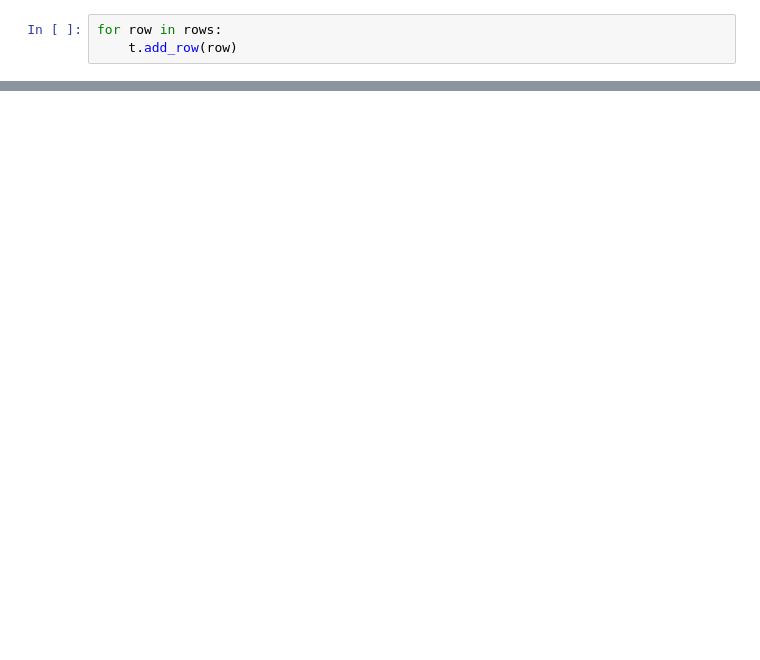
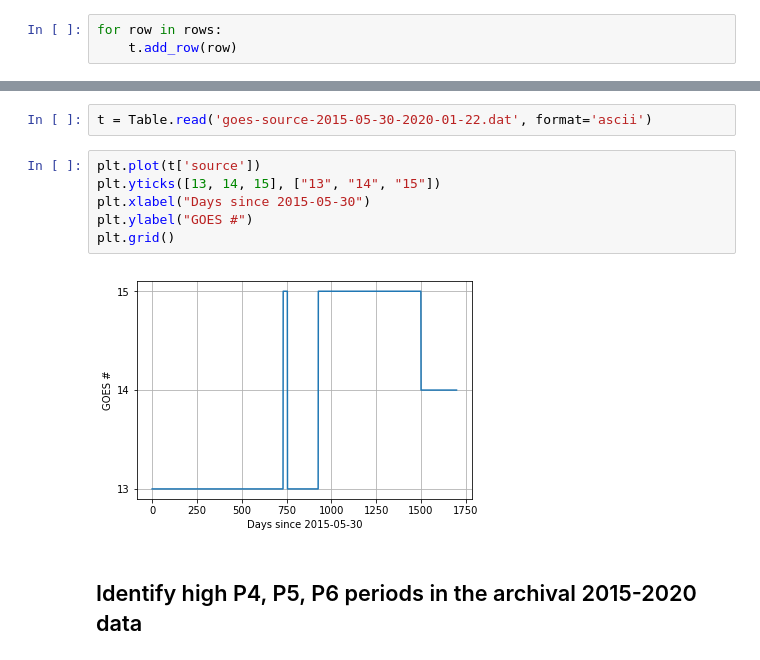
Before and after one commit to chandra-mta/mtanb, a Jupyter notebook: g16-hrc-proxy/g16-hrc-proxy.ipynb, the cells around one changed output, grey strips where cells are left out. Cells and saved outputs as stored; diff of their text form; blank space fills up the shorter version.

```diff
--- a/g16-hrc-proxy/g16-hrc-proxy.ipynb
+++ b/g16-hrc-proxy/g16-hrc-proxy.ipynb
@@ -314,0 +395,12 @@ plt.grid()
+# %%
+t = Table.read('goes-source-2015-05-30-2020-01-22.dat', format='ascii')
+# %%
+plt.plot(t['source'])
+plt.yticks([13, 14, 15], ["13", "14", "15"])
+plt.xlabel("Days since 2015-05-30")
+plt.ylabel("GOES #")
+plt.grid()
+# %% [output]
+[figure, added]
+# %% [markdown]
+## Identify high P4, P5, P6 periods in the archival 2015-2020 data
```
Also changed, not shown: parts of 48 cells of this notebook.
